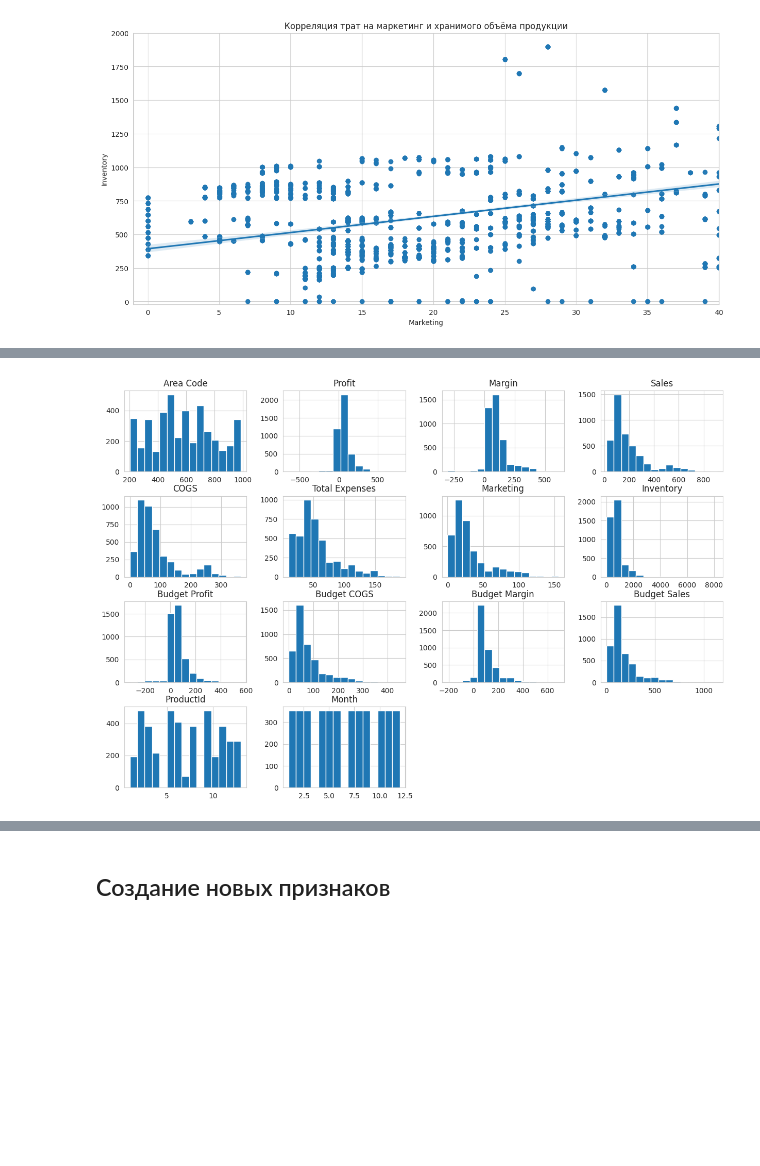
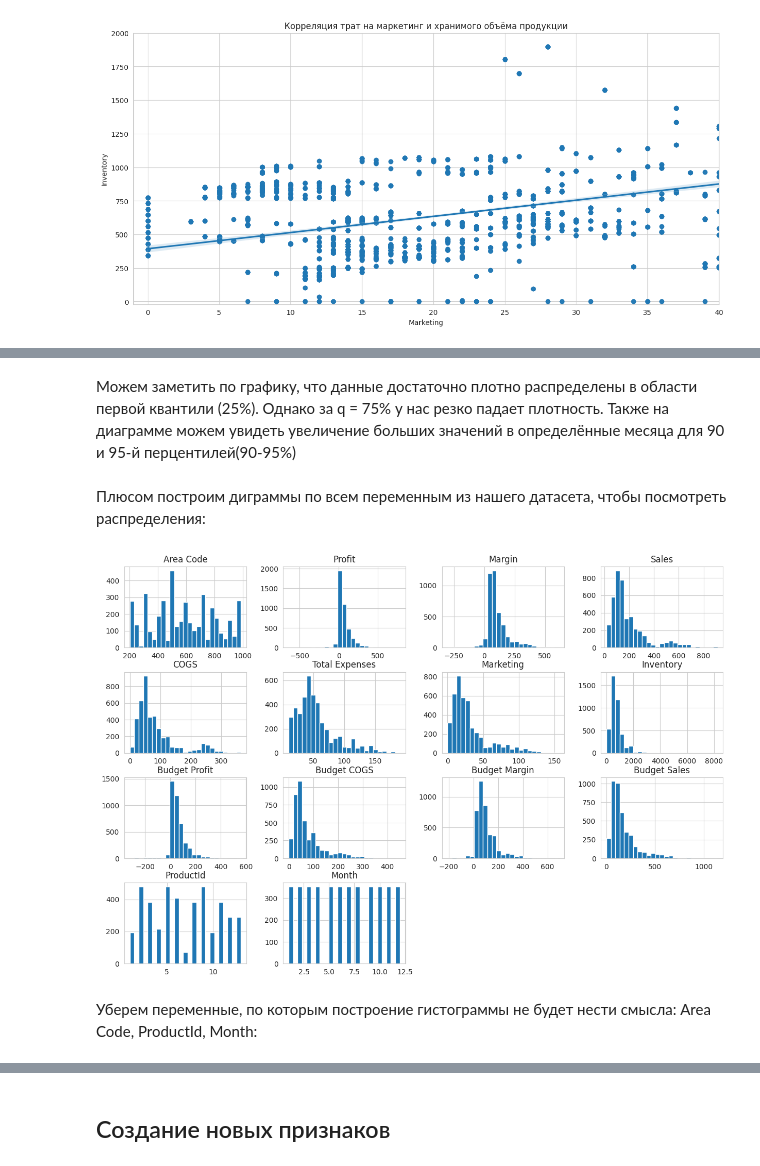
Before and after one commit to nata227/coffee-project, a Jupyter notebook: project_coffee.ipynb, the cells around one changed output, grey strips where cells are left out. Saved outputs shown, nothing was run; the diff lists cells and outputs as text; code cells hidden in the pictures; blank space fills up the shorter version.

```diff
--- a/project_coffee.ipynb
+++ b/project_coffee.ipynb
@@ -353,4 +395,10 @@ sns.regplot(
+# %% [markdown]
+Можем заметить по графику, что данные достаточно плотно распределены в области первой квантили (25%). Однако за q = 75% у нас резко падает плотность. Также на диаграмме можем увидеть увеличение больших значений в определённые месяца для 90 и 95-й перцентилей(90-95%)
+# %% [markdown]
+Плюсом построим диграммы по всем переменным из нашего датасета, чтобы посмотреть распределения:
 # %%
-sales_data.hist(bins=15, figsize=(15, 10));
+sales_data.hist(bins=25, figsize=(15, 10));
 # %% [output]
-[figure, old version]
+[figure, new version]
+# %% [markdown]
+Уберем переменные, по которым построение гистограммы не будет нести смысла: Area Code, ProductId, Month:
```
Also changed, not shown: parts of 105 cells of this notebook.
